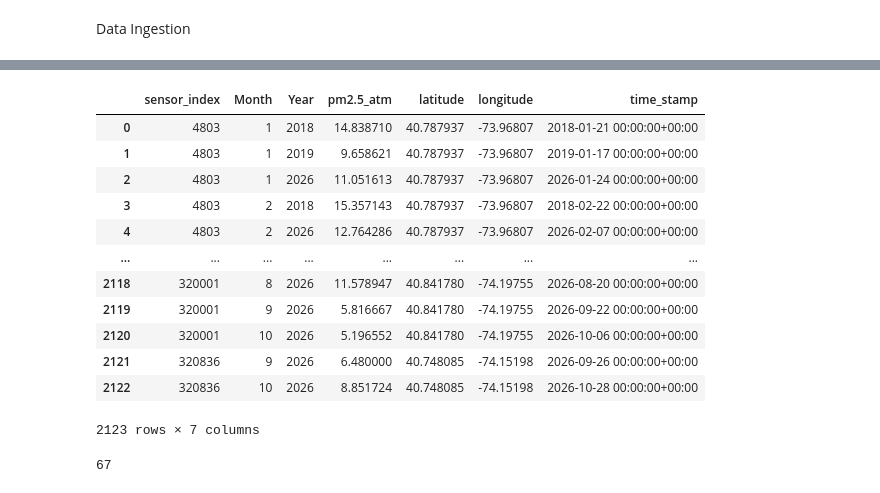
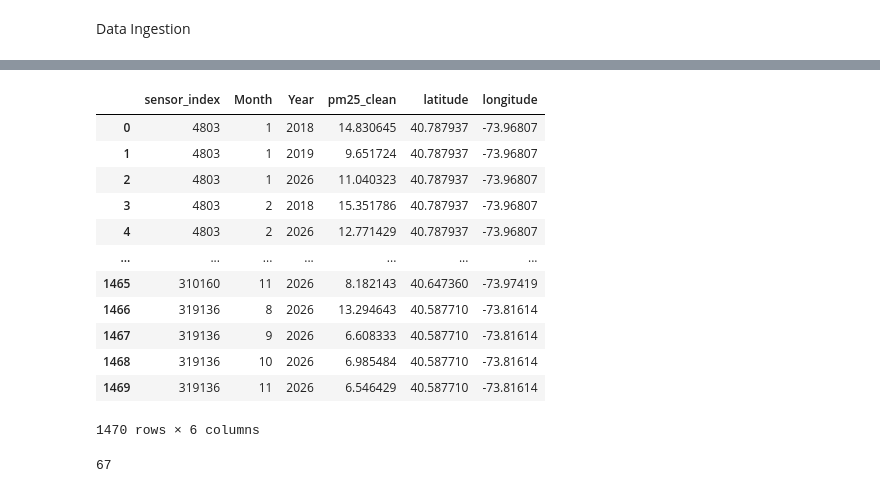
Before and after one commit to ShinThomas/NYC-School-Of-Data-Air_Quality_Team, a Jupyter notebook: data_ingestion.ipynb, the cells around one changed output, grey strips where cells are left out. Cells and saved outputs as stored; diff of their text form; code cells hidden in the pictures.

```diff
--- a/data_ingestion.ipynb
+++ b/data_ingestion.ipynb
@@ -189,43 +336,29 @@ KeyboardInterrupt:
 # %%
 # We want to merge df_history and df_sensors in order to get latitude and longitude coordinates'
-
-df_history = df_history.merge(
+df_clean = df_clean.merge(
     df_sensors[['sensor_index', 'latitude', 'longitude']],
     on='sensor_index',
     how='inner'
 )
-
-df_history = (
-    df_history.groupby(
-        ['sensor_index', 'Month', 'Year'],
-        dropna=False
-    )
-    .agg({
-        'pm2.5_atm': 'mean',
-        'latitude': 'first',
-        'longitude': 'first',
-        'time_stamp': 'first'
-    })
-    .reset_index()
-)
-
-df_history
-
-# Tasks Currently :
-# Find a way to get entries for many years
-# Split up monthly records
-# %% [output]
-|  | sensor_index | Month | Year | pm2.5_atm | latitude | longitude | time_stamp |
-| 0 | 4803 | 1 | 2018 | 14.838710 | 40.787937 | -73.96807 | 2018-01-21 00:00:00+00:00 |
-| 1 | 4803 | 1 | 2019 | 9.658621 | 40.787937 | -73.96807 | 2019-01-17 00:00:00+00:00 |
-| 2 | 4803 | 1 | 2026 | 11.051613 | 40.787937 | -73.96807 | 2026-01-24 00:00:00+00:00 |
-| 3 | 4803 | 2 | 2018 | 15.357143 | 40.787937 | -73.96807 | 2018-02-22 00:00:00+00:00 |
-| 4 | 4803 | 2 | 2026 | 12.764286 | 40.787937 | -73.96807 | 2026-02-07 00:00:00+00:00 |
-| ... | ... | ... | ... | ... | ... | ... | ... |
-| 2118 | 320001 | 8 | 2026 | 11.578947 | 40.841780 | -74.19755 | 2026-08-20 00:00:00+00:00 |
-| 2119 | 320001 | 9 | 2026 | 5.816667 | 40.841780 | -74.19755 | 2026-09-22 00:00:00+00:00 |
-| 2120 | 320001 | 10 | 2026 | 5.196552 | 40.841780 | -74.19755 | 2026-10-06 00:00:00+00:00 |
-| 2121 | 320836 | 9 | 2026 | 6.480000 | 40.748085 | -74.15198 | 2026-09-26 00:00:00+00:00 |
-| 2122 | 320836 | 10 | 2026 | 8.851724 | 40.748085 | -74.15198 | 2026-10-28 00:00:00+00:00 |
-2123 rows × 7 columns
+# %%
+df_clean["time_stamp"] = pd.to_datetime(
+    df_clean["time_stamp"],
+    utc=True
+)
+
+df_clean["Year"] = df_clean["time_stamp"].dt.year
+df_clean["Month"] = df_clean["time_stamp"].dt.month
+# %%
+df_clean = (
+    df_clean.groupby(
+        ['sensor_index', 'Month', 'Year'],
+        dropna=False
+    )
+    .agg({
+        'pm25_clean': 'mean',
+        'latitude': 'first',
+        'longitude': 'first'
+    })
+    .reset_index()
+)
 # %%
@@ -234,3 +366,19 @@ df_history_M.to_csv('purple_air_monthlypm25.csv', index=False)
+# %%
+df_clean
+# %% [output]
+|  | sensor_index | Month | Year | pm25_clean | latitude | longitude |
+| 0 | 4803 | 1 | 2018 | 14.830645 | 40.787937 | -73.96807 |
+| 1 | 4803 | 1 | 2019 | 9.651724 | 40.787937 | -73.96807 |
+| 2 | 4803 | 1 | 2026 | 11.040323 | 40.787937 | -73.96807 |
+| 3 | 4803 | 2 | 2018 | 15.351786 | 40.787937 | -73.96807 |
+| 4 | 4803 | 2 | 2026 | 12.771429 | 40.787937 | -73.96807 |
+| ... | ... | ... | ... | ... | ... | ... |
+| 1465 | 310160 | 11 | 2026 | 8.182143 | 40.647360 | -73.97419 |
+| 1466 | 319136 | 8 | 2026 | 13.294643 | 40.587710 | -73.81614 |
+| 1467 | 319136 | 9 | 2026 | 6.608333 | 40.587710 | -73.81614 |
+| 1468 | 319136 | 10 | 2026 | 6.985484 | 40.587710 | -73.81614 |
+| 1469 | 319136 | 11 | 2026 | 6.546429 | 40.587710 | -73.81614 |
+1470 rows × 6 columns
 # %%
 df_history['sensor_index'].nunique()
 # %% [output]
```
Also changed, not shown: parts of 10 cells of this notebook, 5 other files.
